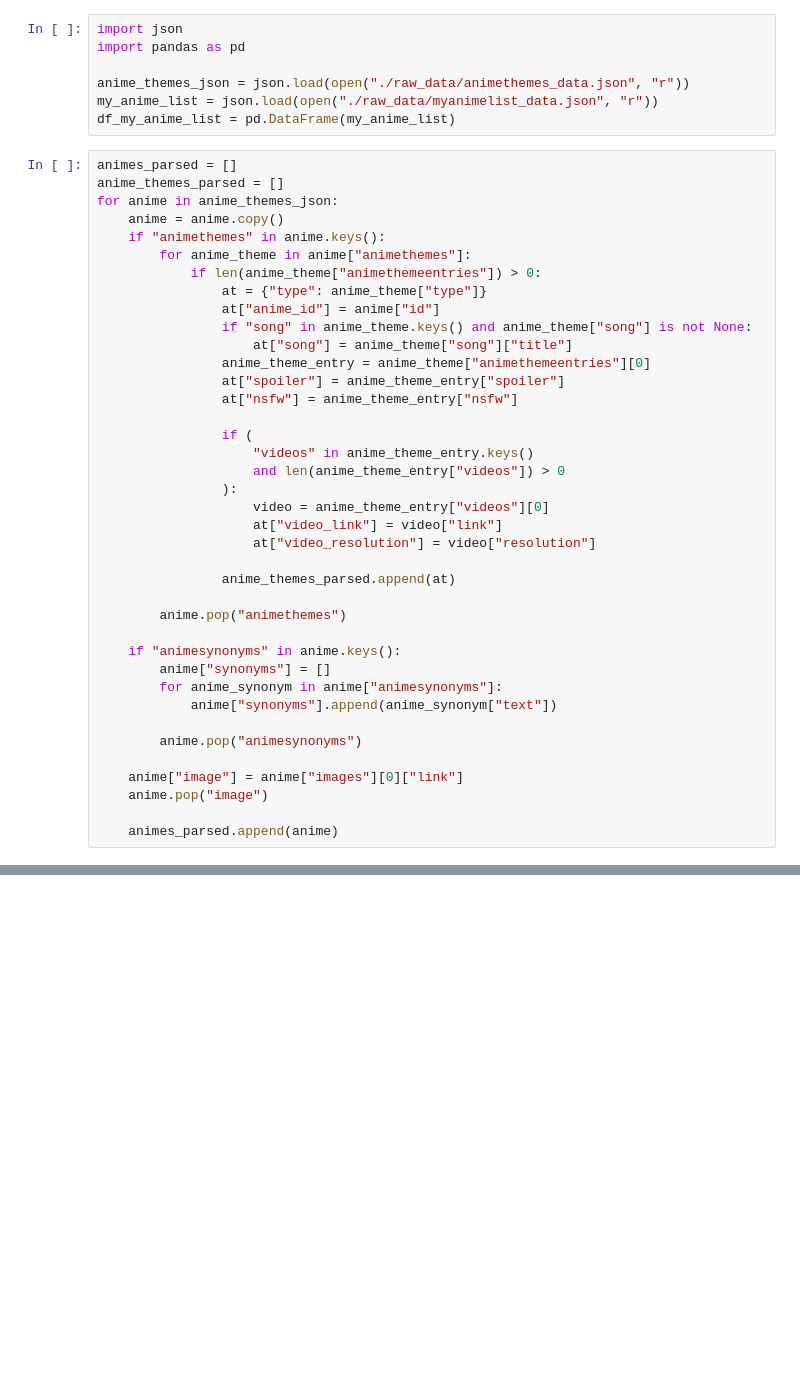
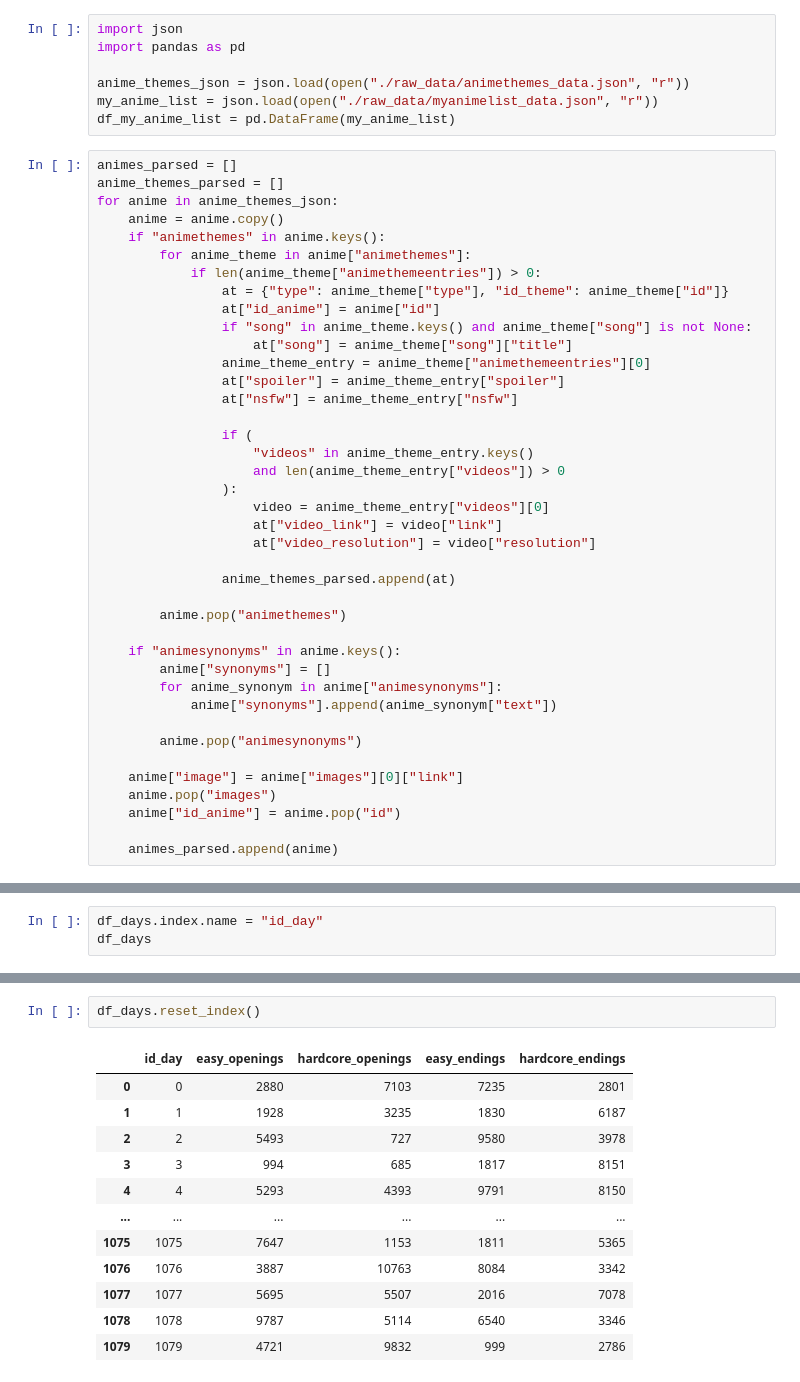
Before and after one commit to Javier-Jimenez99/Animdle, a Jupyter notebook: scripts/explore_data.ipynb, the cells around one changed output, grey strips where cells are left out. Cells and saved outputs as stored; diff of their text form; blank space fills up the shorter version.

```diff
--- a/scripts/explore_data.ipynb
+++ b/scripts/explore_data.ipynb
@@ -13,8 +13,8 @@ for anime in anime_themes_json:
     if "animethemes" in anime.keys():
         for anime_theme in anime["animethemes"]:
             if len(anime_theme["animethemeentries"]) > 0:
-                at = {"type": anime_theme["type"]}
-                at["anime_id"] = anime["id"]
+                at = {"type": anime_theme["type"], "id_theme": anime_theme["id"]}
+                at["id_anime"] = anime["id"]
                 if "song" in anime_theme.keys() and anime_theme["song"] is not None:
                     at["song"] = anime_theme["song"]["title"]
                 anime_theme_entry = anime_theme["animethemeentries"][0]
@@ -41,6 +41,7 @@ for anime in anime_themes_json:
         anime.pop("animesynonyms")
 
     anime["image"] = anime["images"][0]["link"]
-    anime.pop("image")
+    anime.pop("images")
+    anime["id_anime"] = anime.pop("id")
 
     animes_parsed.append(anime)
@@ -134,0 +235,3 @@ df_merged[df_merged["title_parsed"] == "haikyuu!! to the top"]
+# %%
+df_days.index.name = "id_day"
+df_days
@@ -134,0 +253,15 @@ df_merged[df_merged["title_parsed"] == "haikyuu!! to the top"]
+# %%
+df_days.reset_index()
+# %% [output]
+|  | id_day | easy_openings | hardcore_openings | easy_endings | hardcore_endings |
+| 0 | 0 | 2880 | 7103 | 7235 | 2801 |
+| 1 | 1 | 1928 | 3235 | 1830 | 6187 |
+| 2 | 2 | 5493 | 727 | 9580 | 3978 |
+| 3 | 3 | 994 | 685 | 1817 | 8151 |
+| 4 | 4 | 5293 | 4393 | 9791 | 8150 |
+| ... | ... | ... | ... | ... | ... |
+| 1075 | 1075 | 7647 | 1153 | 1811 | 5365 |
+| 1076 | 1076 | 3887 | 10763 | 8084 | 3342 |
+| 1077 | 1077 | 5695 | 5507 | 2016 | 7078 |
+| 1078 | 1078 | 9787 | 5114 | 6540 | 3346 |
+| 1079 | 1079 | 4721 | 9832 | 999 | 2786 |
```
Also changed, not shown: parts of 12 cells of this notebook, 4 other files.
